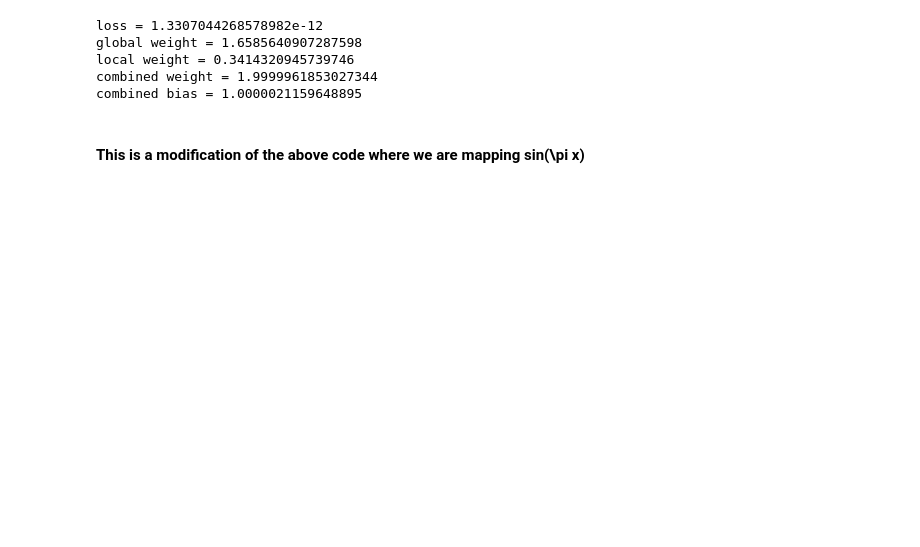
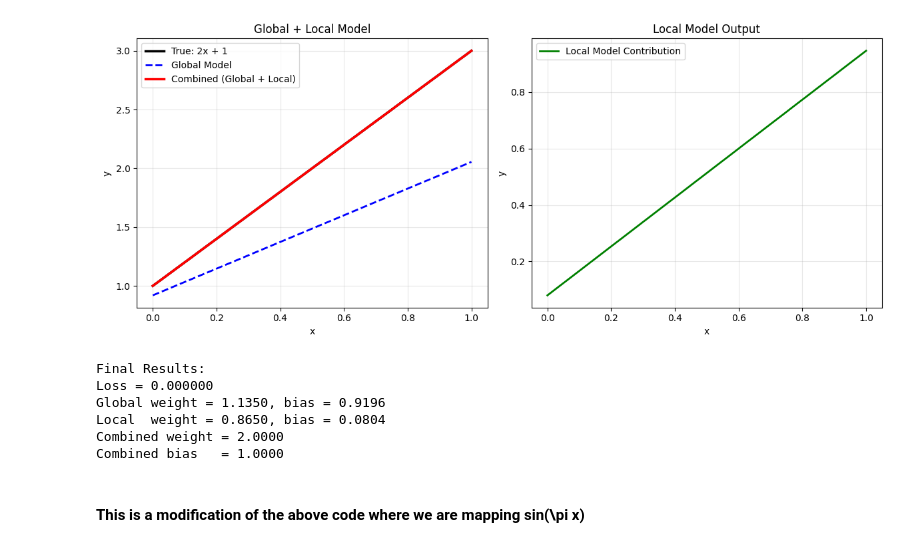
Before and after one commit to DigoShane/GitHub-ML, a Jupyter notebook: Training_the_sum_of_2_NN's.ipynb, the cells around one changed output. Cells and saved outputs as stored; diff of their text form; code cells hidden in the pictures; blank space fills up the shorter version.

Commit message:
Created using Colab
Modified the code to compare both simple global training and local training

```diff
--- a/Training_the_sum_of_2_NN's.ipynb
+++ b/Training_the_sum_of_2_NN's.ipynb
@@ -3,36 +3,82 @@
 # %%
 import torch
 import torch.nn as nn
+import matplotlib.pyplot as plt
 
+# Data
 x = torch.linspace(0, 1, 100).view(-1, 1)
 y = 2.0 * x + 1.0
 
+# Models
 global_model = nn.Linear(1, 1)
 local_model = nn.Linear(1, 1)
 
-optimizer = torch.optim.SGD( list(global_model.parameters()) + list(local_model.parameters()), lr=0.05)
+optimizer = torch.optim.SGD(
+    list(global_model.parameters()) + list(local_model.parameters()),
+    lr=0.05
+)
 
+# Training
 for epoch in range(1000):
     optimizer.zero_grad()
-
     y_pred = global_model(x) + local_model(x)
-
     loss = torch.mean((y_pred - y)**2)
-
     loss.backward()
     optimizer.step()
 
-print("loss =", loss.item())
-print("global weight =", global_model.weight.item())
-print("local weight =", local_model.weight.item())
-print("combined weight =", global_model.weight.item() + local_model.weight.item())
-print("combined bias =", global_model.bias.item() + local_model.bias.item())
+# ====================== PLOTTING ======================
+with torch.no_grad():
+    global_pred = global_model(x)
+    local_pred = local_model(x)
+    combined_pred = global_pred + local_pred
+
+# Convert to numpy
+x_np = x.squeeze().numpy()
+y_np = y.squeeze().numpy()
+global_np = global_pred.squeeze().numpy()
+local_np = local_pred.squeeze().numpy()
+combined_np = combined_pred.squeeze().numpy()
+
+plt.figure(figsize=(12, 5))
+
+# Plot 1: Full results
+plt.subplot(1, 2, 1)
+plt.plot(x_np, y_np, 'k-', linewidth=2.5, label='True: 2x + 1')
+plt.plot(x_np, global_np, 'b--', linewidth=2, label='Global Model')
+plt.plot(x_np, combined_np, 'r-', linewidth=2.5, label='Combined (Global + Local)')
+plt.title('Global + Local Model')
+plt.xlabel('x')
+plt.ylabel('y')
+plt.legend()
+plt.grid(True, alpha=0.3)
+
+# Plot 2: Local contribution
+plt.subplot(1, 2, 2)
+plt.plot(x_np, local_np, 'g-', linewidth=2, label='Local Model Contribution')
+plt.title('Local Model Output')
+plt.xlabel('x')
+plt.ylabel('y')
+plt.legend()
+plt.grid(True, alpha=0.3)
+
+plt.tight_layout()
+plt.show()
+
+# Print results
+print("Final Results:")
+print(f"Loss = {loss.item():.6f}")
+print(f"Global weight = {global_model.weight.item():.4f}, bias = {global_model.bias.item():.4f}")
+print(f"Local  weight = {local_model.weight.item():.4f}, bias = {local_model.bias.item():.4f}")
+print(f"Combined weight = {global_model.weight.item() + local_model.weight.item():.4f}")
+print(f"Combined bias   = {global_model.bias.item() + local_model.bias.item():.4f}")
 # %% [output]
+[figure, added]
-loss = 1.3307044268578982e-12
-global weight = 1.6585640907287598
-local weight = 0.3414320945739746
-combined weight = 1.9999961853027344
-combined bias = 1.0000021159648895
+Final Results:
+Loss = 0.000000
+Global weight = 1.1350, bias = 0.9196
+Local  weight = 0.8650, bias = 0.0804
+Combined weight = 2.0000
+Combined bias   = 1.0000
 # %% [markdown]
 #### This is a modification of the above code where we are mapping sin(\pi x)
 # %%
```
Also changed, not shown: parts of 1 cell of this notebook.
